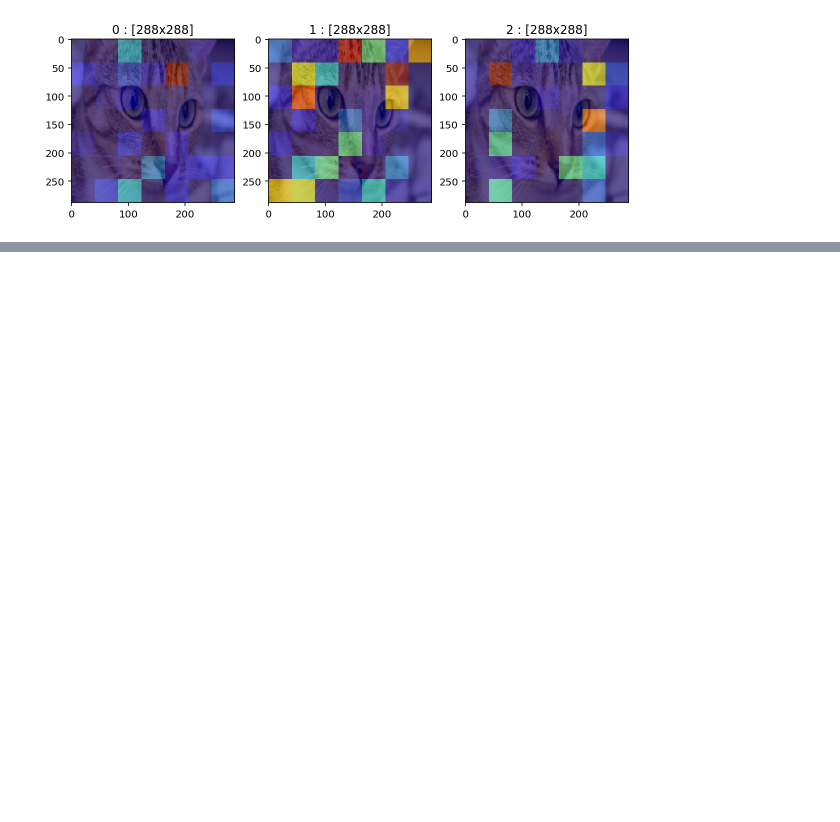
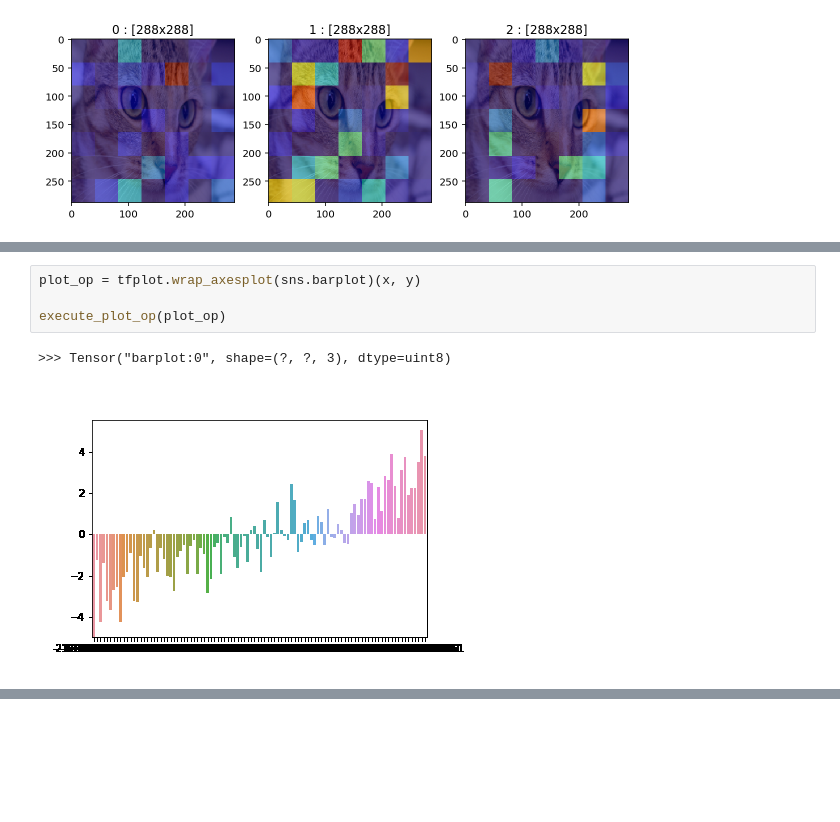
Before and after one commit to wookayin/tensorflow-plot, a Jupyter notebook: examples/showcases.ipynb, the cells around one changed output, grey strips where cells are left out. Cells and saved outputs as stored; diff of their text form; blank space fills up the shorter version.

```diff
--- a/examples/showcases.ipynb
+++ b/examples/showcases.ipynb
@@ -218,0 +265,7 @@ plt.show()
+# %%
+plot_op = tfplot.wrap_axesplot(sns.barplot)(x, y)
+
+execute_plot_op(plot_op)
+# %% [output]
+>>> Tensor("barplot:0", shape=(?, ?, 3), dtype=uint8)
+[figure, added]
```
Also changed, not shown: parts of 16 cells of this notebook, 1 other file.
